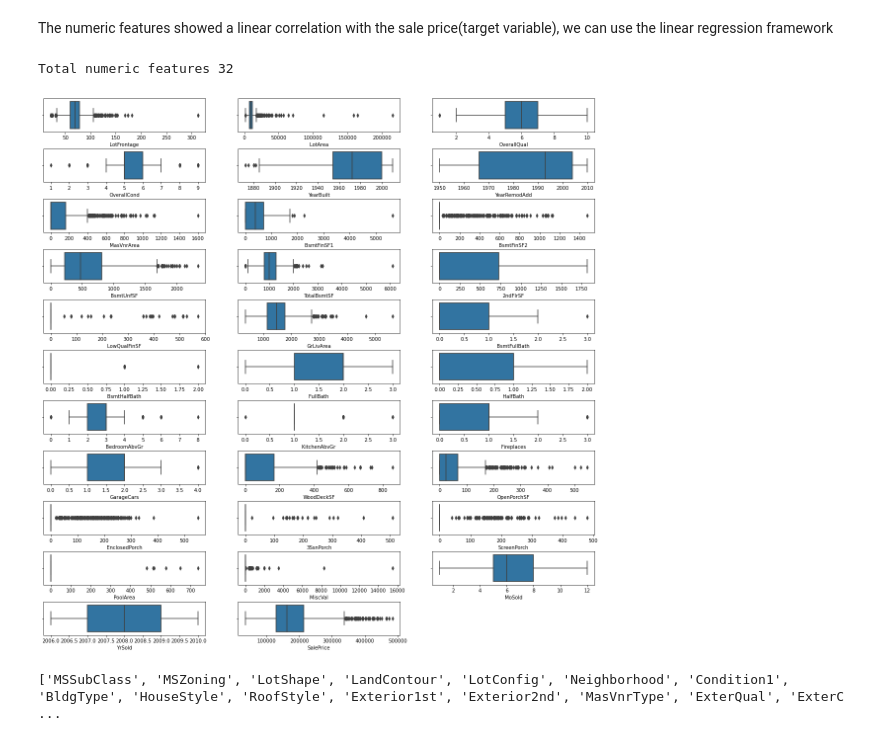
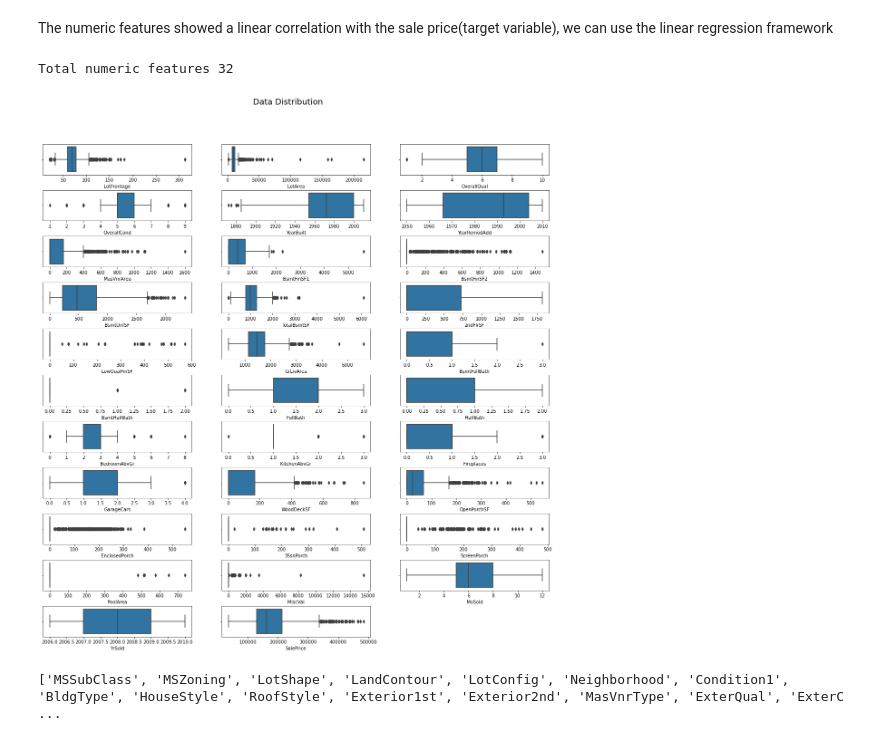
Before and after one commit to karthickchetti/HousingPricePrediction, a Jupyter notebook: Advanced_Regression.ipynb, the cells around one changed output. Drawn from its saved outputs; the diff is of its cells as text; code cells hidden in the pictures.

```diff
--- a/Advanced_Regression.ipynb
+++ b/Advanced_Regression.ipynb
@@ -168,24 +170,24 @@ The numeric features showed a linear correlation with the sale price(target vari
 # %%
 for corrnum in corr_num_vars:
     num_cols.remove(corrnum)
 print("Total numeric features",len(num_cols))
 tickers = num_cols
 plt.figure(figsize=(20, 20))
 plt.subplots_adjust(hspace=0.5)
-fig.suptitle("Data Distribution", fontsize=18, y=0.95)
+plt.suptitle("Data Distribution", fontsize=18, y=0.95)
 
 # loop through the length of tickers and keep track of index
 for n, ticker in enumerate(tickers):
     # add a new subplot iteratively
     ax = plt.subplot(11, 3, n + 1)
 
     # filter df and plot ticker on the new subplot axis
     sns.boxplot(data=data,x=ticker)
     ax.set_ylabel("")
 plt.show()
 # %% [output]
 Total numeric features 32
-[figure, old version]
+[figure, new version]
 # %%
 #Removing columns with improper distribution in box plots(lots of outliers and no Iqr)
 impr_dist_cols=["BsmtHalfBath","MiscVal","PoolArea","KitchenAbvGr","BsmtHalfBath"]
```
Also changed, not shown: parts of 9 cells of this notebook.
